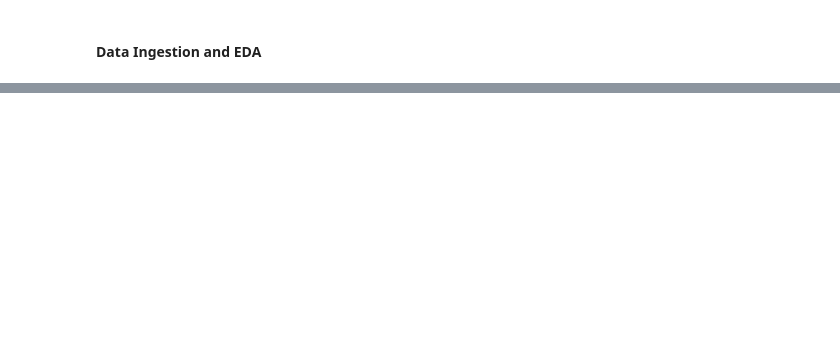
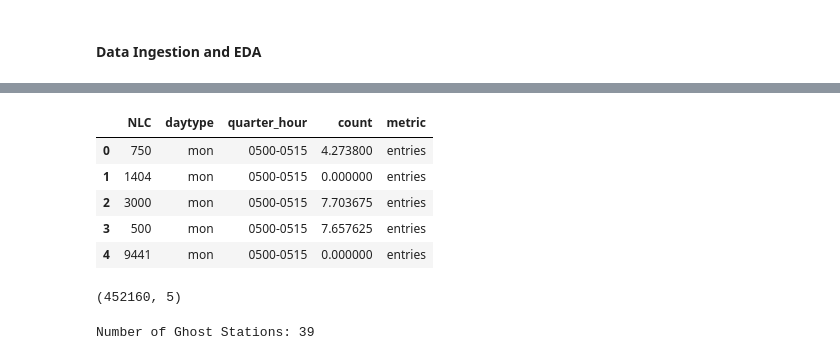
Before and after one commit to samaddmirzaa/london-transit-archetypes, a Jupyter notebook: notebooks/01_data_eda.ipynb, the cells around one changed output, grey strips where cells are left out. Cells and saved outputs as stored; diff of their text form; code cells hidden in the pictures; blank space fills up the shorter version.

```diff
--- a/notebooks/01_data_eda.ipynb
+++ b/notebooks/01_data_eda.ipynb
@@ -14,0 +75,33 @@ processed_dir = project_root/'data'/'processed'
+# %%
+# Quarter Hour Columns
+
+qcols = [c for c in entries.columns if isinstance(c, str) and len(c) == 9 and '-' in c]
+# %%
+# Melting entries and exits and stacking in a single long DataFrame
+
+entries_long = entries.melt(
+    id_vars=['NLC', 'daytype'],
+    value_vars=qcols,
+    var_name='quarter_hour',
+    value_name='count'
+)
+entries_long['metric'] = 'entries'
+
+exits_long = exits.melt(
+    id_vars=['NLC', 'daytype'],
+    value_vars=qcols,
+    var_name='quarter_hour',
+    value_name='count'
+)
+exits_long['metric'] = 'exits'
+# %%
+long = pd.concat([entries_long, exits_long], ignore_index=True)
+# %%
+long.head()
+# %% [output]
+|  | NLC | daytype | quarter_hour | count | metric |
+| 0 | 750 | mon | 0500-0515 | 4.273800 | entries |
+| 1 | 1404 | mon | 0500-0515 | 0.000000 | entries |
+| 2 | 3000 | mon | 0500-0515 | 7.703675 | entries |
+| 3 | 500 | mon | 0500-0515 | 7.657625 | entries |
+| 4 | 9441 | mon | 0500-0515 | 0.000000 | entries |
@@ -14,0 +110,4 @@ processed_dir = project_root/'data'/'processed'
+# %%
+long.shape
+# %% [output]
+(452160, 5)
@@ -14,0 +124,4 @@ processed_dir = project_root/'data'/'processed'
+# %%
+print ('Number of Ghost Stations:', len(ghost_nlc))
+# %% [output]
+Number of Ghost Stations: 39
```
Also changed, not shown: parts of 25 cells of this notebook, 4 other files.
